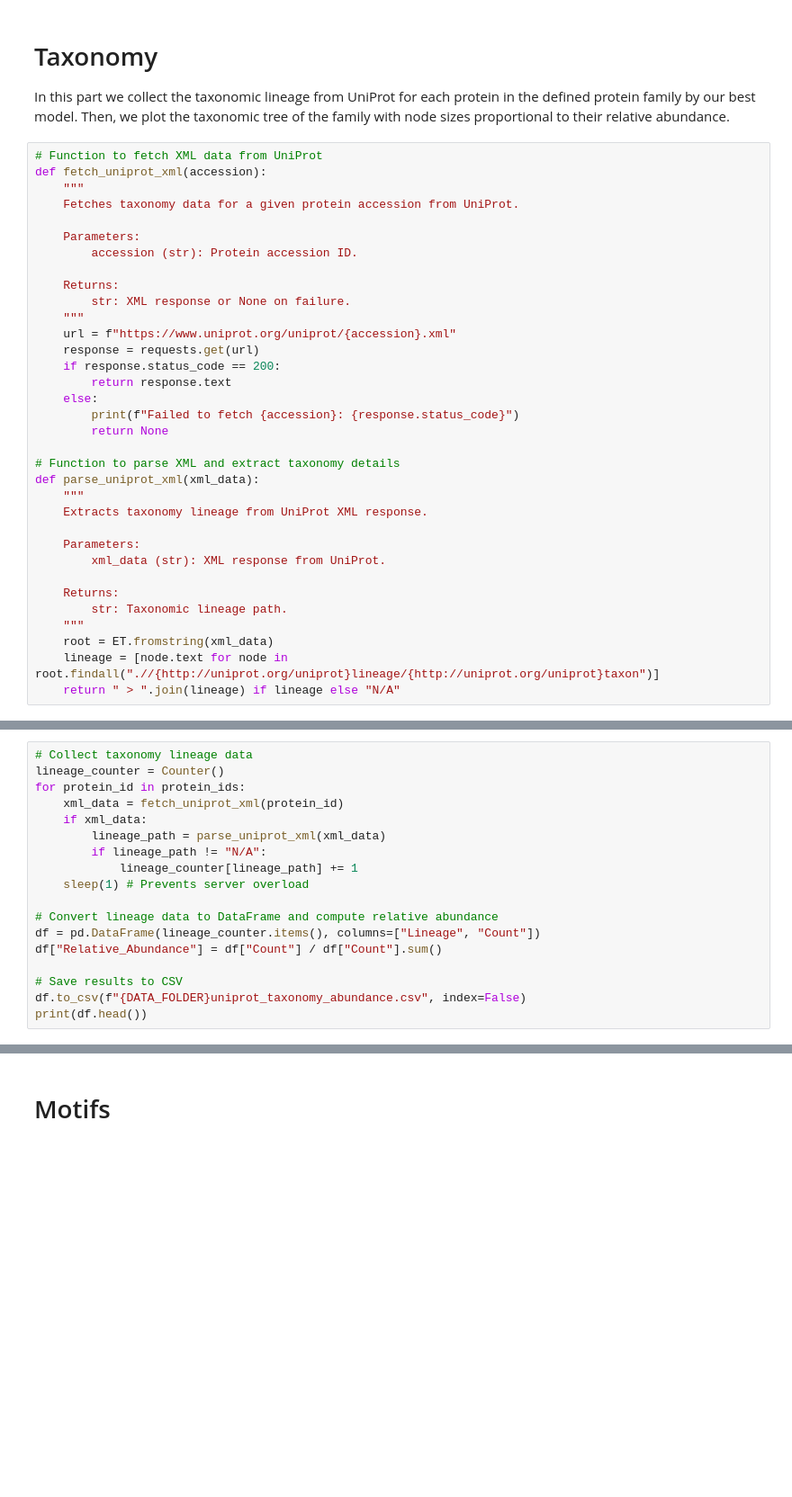
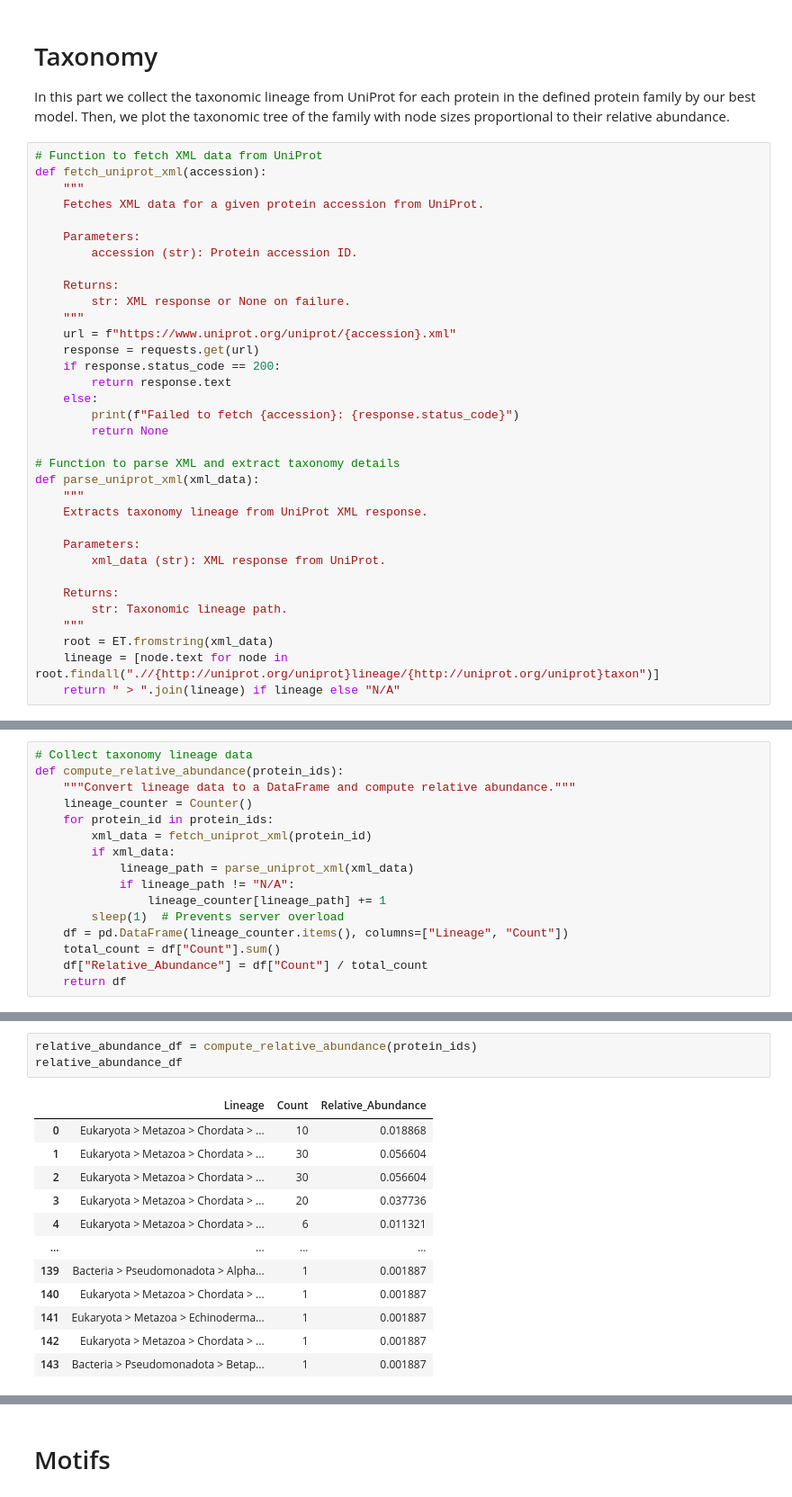
Before and after one commit to trajkovskifilip/biological_data, a Jupyter notebook: Biological_Data_Final_Project.ipynb, the cells around one changed output, grey strips where cells are left out. Shown at 90% size. Drawn from its saved outputs; the diff is of its cells as text; blank space fills up the shorter version.

```diff
--- a/Biological_Data_Final_Project.ipynb
+++ b/Biological_Data_Final_Project.ipynb
@@ -330,7 +441,7 @@ In this part we collect the taxonomic lineage from UniProt for each protein in t
 # Function to fetch XML data from UniProt
 def fetch_uniprot_xml(accession):
     """
-    Fetches taxonomy data for a given protein accession from UniProt.
+    Fetches XML data for a given protein accession from UniProt.
 
     Parameters:
         accession (str): Protein accession ID.
@@ -366,18 +477,16 @@ protein_ids = best_hmm["Target Accession"].unique().tolist()
 # %%
 # Collect taxonomy lineage data
-lineage_counter = Counter()
-for protein_id in protein_ids:
-    xml_data = fetch_uniprot_xml(protein_id)
-    if xml_data:
-        lineage_path = parse_uniprot_xml(xml_data)
-        if lineage_path != "N/A":
-            lineage_counter[lineage_path] += 1
-    sleep(1) # Prevents server overload
-
-# Convert lineage data to DataFrame and compute relative abundance
-df = pd.DataFrame(lineage_counter.items(), columns=["Lineage", "Count"])
-df["Relative_Abundance"] = df["Count"] / df["Count"].sum()
-
-# Save results to CSV
-df.to_csv(f"{DATA_FOLDER}uniprot_taxonomy_abundance.csv", index=False)
-print(df.head())
+def compute_relative_abundance(protein_ids):
+    """Convert lineage data to a DataFrame and compute relative abundance."""
+    lineage_counter = Counter()
+    for protein_id in protein_ids:
+        xml_data = fetch_uniprot_xml(protein_id)
+        if xml_data:
+            lineage_path = parse_uniprot_xml(xml_data)
+            if lineage_path != "N/A":
+                lineage_counter[lineage_path] += 1
+        sleep(1)  # Prevents server overload
+    df = pd.DataFrame(lineage_counter.items(), columns=["Lineage", "Count"])
+    total_count = df["Count"].sum()
+    df["Relative_Abundance"] = df["Count"] / total_count
+    return df
@@ -397,0 +493,16 @@ print(df.head())
+# %%
+relative_abundance_df = compute_relative_abundance(protein_ids)
+relative_abundance_df
+# %% [output]
+|  | Lineage | Count | Relative_Abundance |
+| 0 | Eukaryota > Metazoa > Chordata > ... | 10 | 0.018868 |
+| 1 | Eukaryota > Metazoa > Chordata > ... | 30 | 0.056604 |
+| 2 | Eukaryota > Metazoa > Chordata > ... | 30 | 0.056604 |
+| 3 | Eukaryota > Metazoa > Chordata > ... | 20 | 0.037736 |
+| 4 | Eukaryota > Metazoa > Chordata > ... | 6 | 0.011321 |
+| ... | ... | ... | ... |
+| 139 | Bacteria > Pseudomonadota > Alpha... | 1 | 0.001887 |
+| 140 | Eukaryota > Metazoa > Chordata > ... | 1 | 0.001887 |
+| 141 | Eukaryota > Metazoa > Echinoderma... | 1 | 0.001887 |
+| 142 | Eukaryota > Metazoa > Chordata > ... | 1 | 0.001887 |
+| 143 | Bacteria > Pseudomonadota > Betap... | 1 | 0.001887 |
```
Also changed, not shown: parts of 32 cells of this notebook.
